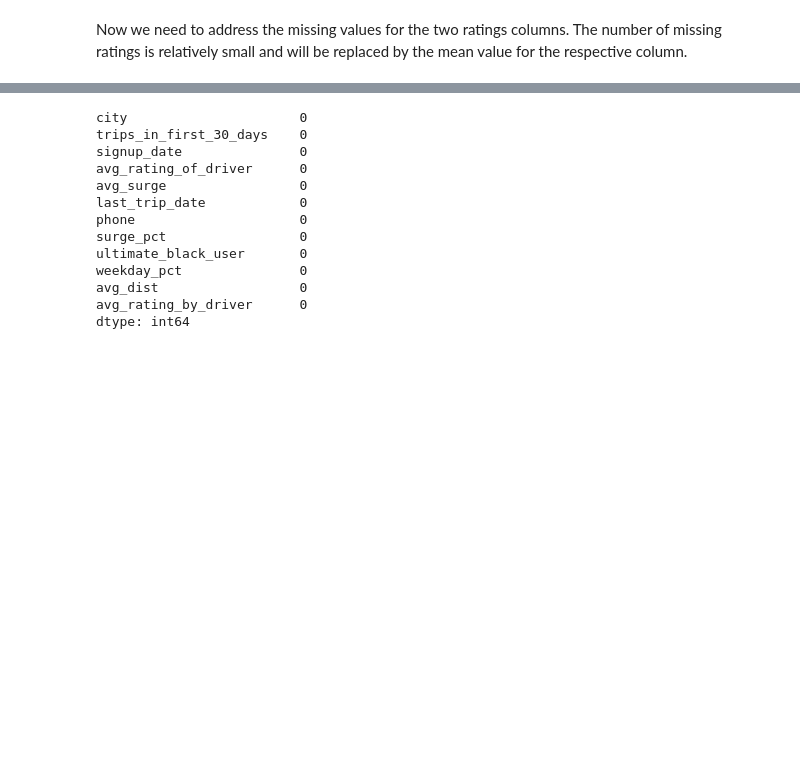
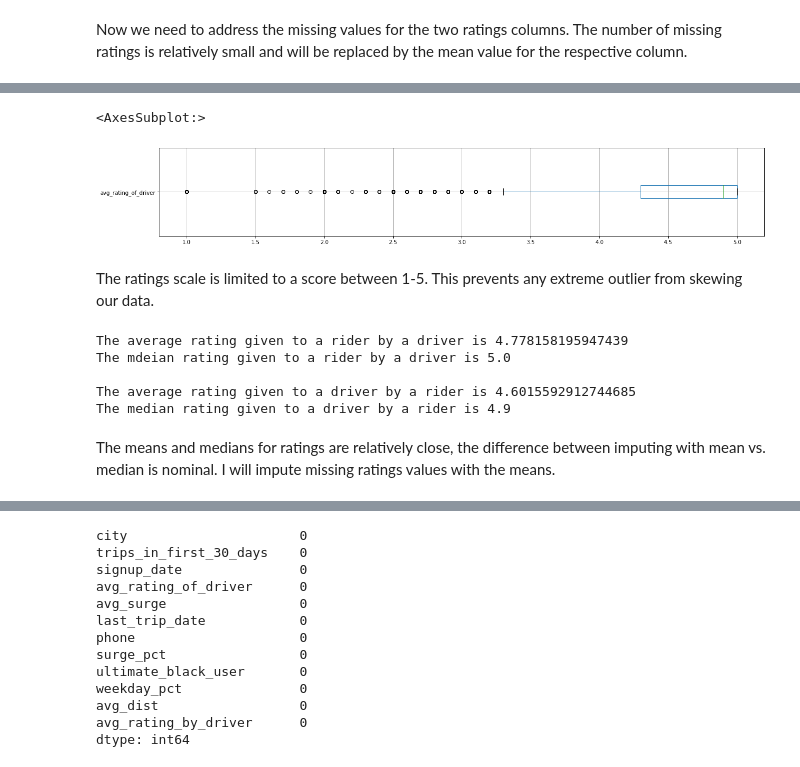
Before and after one commit to LiftedAquatic/ultimate_challenge, a Jupyter notebook: Ultimate challenge notebook.ipynb, the cells around one changed output, grey strips where cells are left out. Saved outputs shown, nothing was run; the diff lists cells and outputs as text; code cells hidden in the pictures; blank space fills up the shorter version.

```diff
--- a/Ultimate challenge notebook.ipynb
+++ b/Ultimate challenge notebook.ipynb
@@ -297,3 +323,28 @@ Now we need to address the missing values for the two ratings columns. The numbe
+# %%
+# box plot showing distribution of ratings given to drivers by riders
+
+users_df.boxplot(column='avg_rating_of_driver', figsize=(20,3), vert=False)
+# %% [output]
+<AxesSubplot:>
+[figure, added]
+# %% [markdown]
+The ratings scale is limited to a score between 1-5. This prevents any extreme outlier from skewing our data.
+# %%
+print(f'The average rating given to a rider by a driver is {users_df.avg_rating_by_driver.mean()}')
+print(f'The mdeian rating given to a rider by a driver is {users_df.avg_rating_by_driver.median()}')
+
+print(' ')
+
+print(f'The average rating given to a driver by a rider is {users_df.avg_rating_of_driver.mean()}')
+print(f'The median rating given to a driver by a rider is {users_df.avg_rating_of_driver.median()}')
+# %% [output]
+The average rating given to a rider by a driver is 4.778158195947439
+The mdeian rating given to a rider by a driver is 5.0
+
+The average rating given to a driver by a rider is 4.6015592912744685
+The median rating given to a driver by a rider is 4.9
+# %% [markdown]
+The means and medians for ratings are relatively close, the difference between imputing with mean vs. median is nominal. I will impute missing ratings values with the means.
 # %%
 # replace missing numeric values with means
 
```
Also changed, not shown: parts of 89 cells of this notebook.
